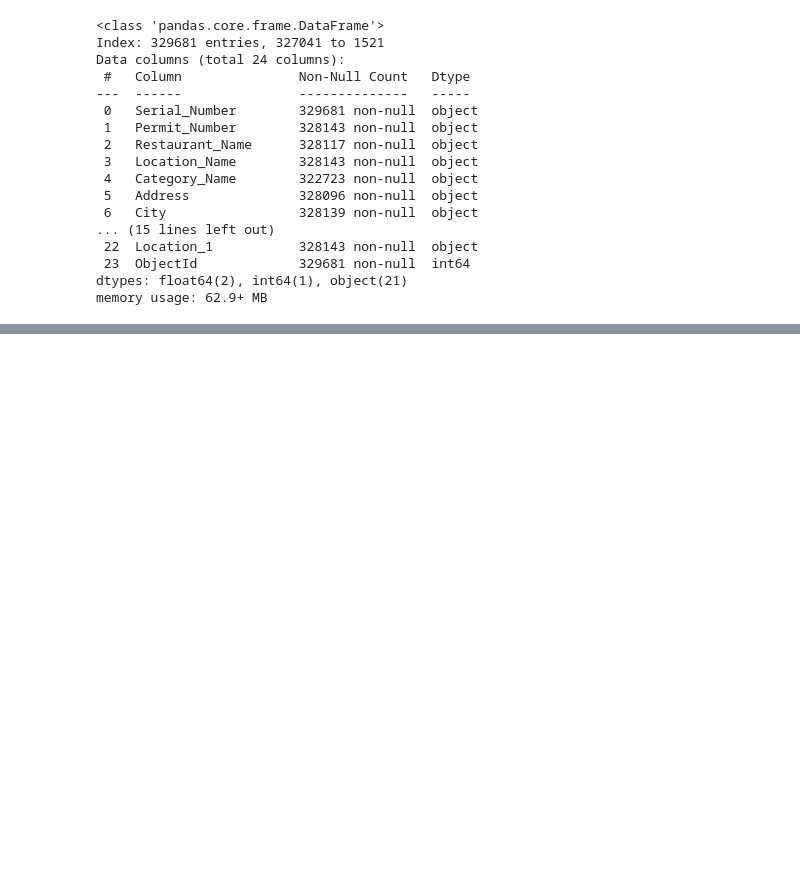
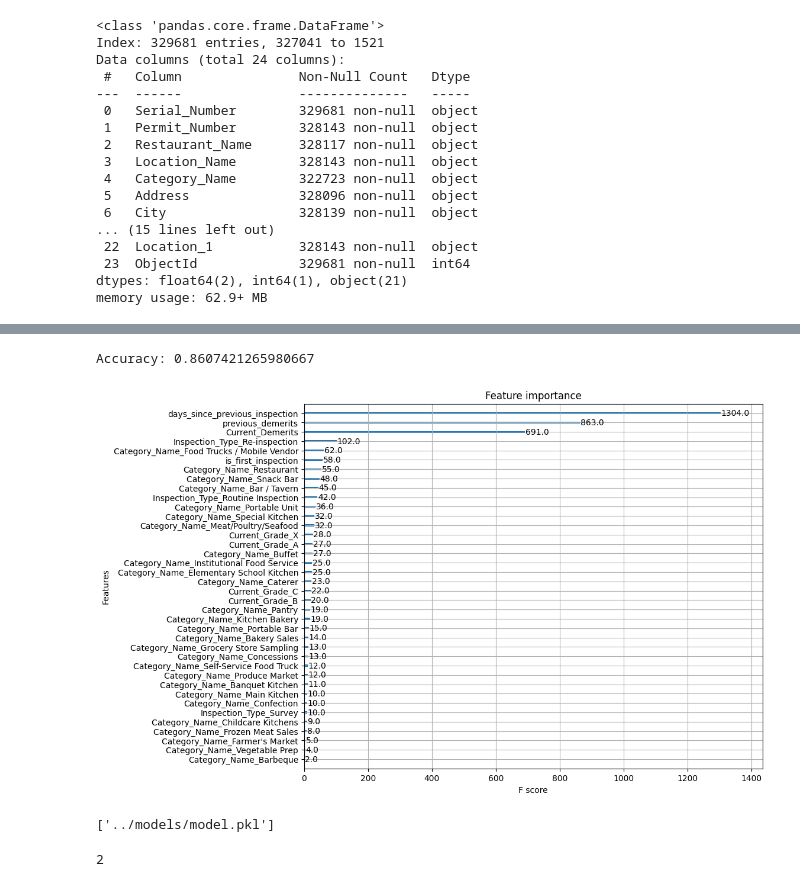
Before and after one commit to papagorgio23/food-inspection-model, a Jupyter notebook: dev/dev.ipynb, the cells around one changed output, grey strips where cells are left out. Saved outputs shown, nothing was run; the diff lists cells and outputs as text; code cells hidden in the pictures; blank space fills up the shorter version.

```diff
--- a/dev/dev.ipynb
+++ b/dev/dev.ipynb
@@ -138,0 +385,4 @@ memory usage: 62.9+ MB
+# %%
+# drop rows with missing values
+model_data = model_data.dropna()
+model_data.info()
@@ -138,0 +405,4 @@ memory usage: 62.9+ MB
+# %%
+# convert categorical variables to dummies using one-hot encoding
+model_data = pd.get_dummies(model_data, columns=['Inspection_Type', 'Category_Name', 'Current_Grade'], drop_first=False, dtype=int)
+model_data.head()
@@ -138,0 +416,3 @@ memory usage: 62.9+ MB
+# %%
+# reset index
+model_data = model_data.reset_index(drop=True)
@@ -138,0 +439,41 @@ memory usage: 62.9+ MB
+# %%
+# create xgboost model
+import xgboost as xgb
+from sklearn.model_selection import train_test_split
+from sklearn.metrics import accuracy_score
+
+
+X = model_data.drop(target_variable, axis=1)
+y = model_data[target_variable]
+
+X_train, X_test, y_train, y_test = train_test_split(X, y, test_size=0.2, random_state=42)
+
+model = xgb.XGBClassifier(objective='binary:logistic', n_estimators=100, seed=123)
+model.fit(X_train, y_train)
+
+y_pred = model.predict(X_test)
+accuracy = accuracy_score(y_test, y_pred)
+
+print(f'Accuracy: {accuracy}')
+# %% [output]
+Accuracy: 0.8607421265980667
+# %%
+# feature importance
+import matplotlib.pyplot as plt
+
+fig, ax = plt.subplots(figsize=(10, 8))
+xgb.plot_importance(model, ax=ax)
+plt.show()
+# %% [output]
+[figure, added]
+# %%
+# save model
+import joblib
+
+joblib.dump(model, '../models/model.pkl')
+# %% [output]
+['../models/model.pkl']
+# %%
+model.n_classes_
+# %% [output]
+2
```
Also changed, not shown: parts of 29 cells of this notebook.
